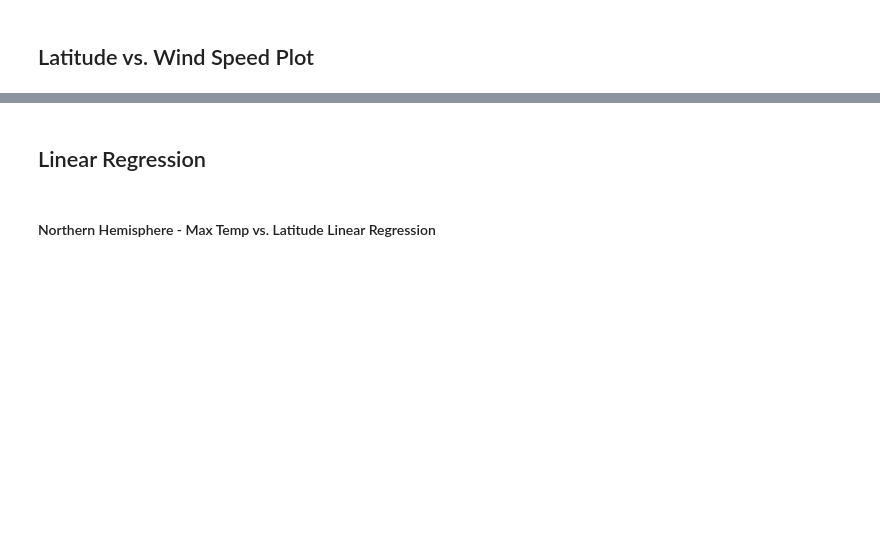
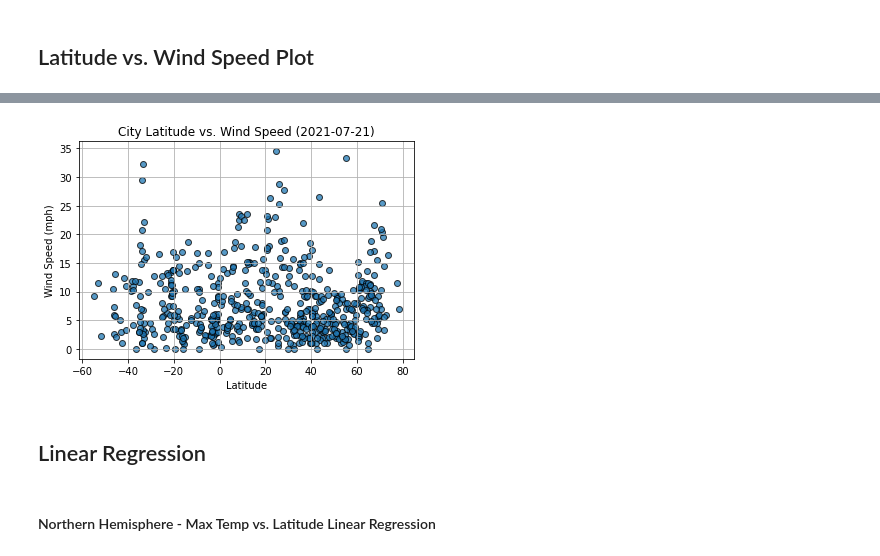
Before and after one commit to MrMrRPG/python_api_challenge, a Jupyter notebook: starter_code/WeatherPy.ipynb, the cells around one changed output, grey strips where cells are left out. Drawn from its saved outputs; the diff is of its cells as text; code cells hidden in the pictures; blank space fills up the shorter version.

```diff
--- a/starter_code/WeatherPy.ipynb
+++ b/starter_code/WeatherPy.ipynb
@@ -191,3 +203,11 @@ plt.show()
+# %%
+plt.scatter(summary_df.iloc[:, 1], summary_df.iloc[:, 6], edgecolors = "black", alpha = 0.75)
+plt.title(f"City Latitude vs. Wind Speed ({today})")
+plt.ylabel("Wind Speed (mph)")
+plt.xlabel("Latitude")
+plt.grid()
+# %% [output]
+[figure, added]
 # %% [markdown]
 ## Linear Regression
 # %% [markdown]
```
Also changed, not shown: parts of 7 cells of this notebook.
